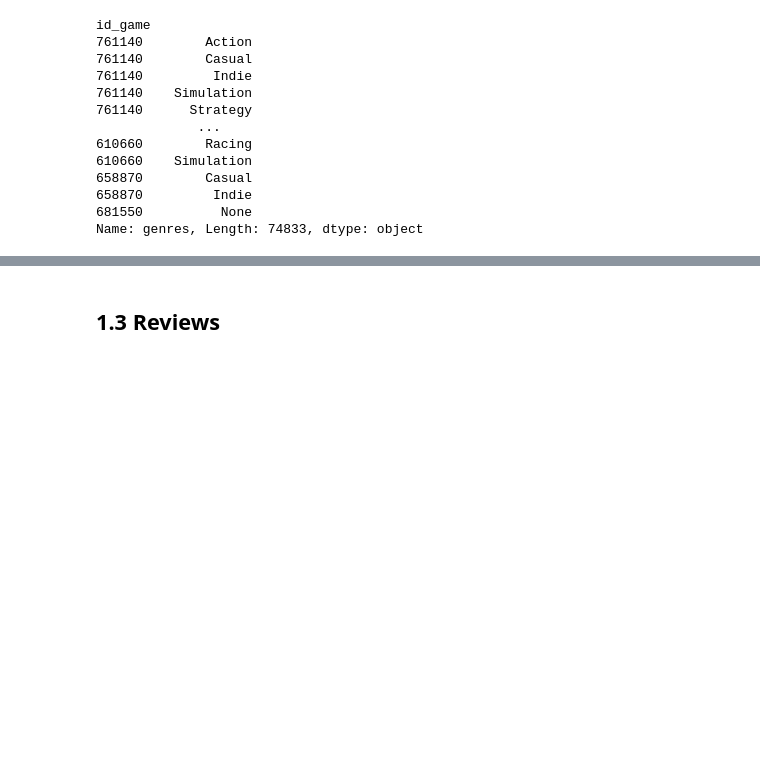
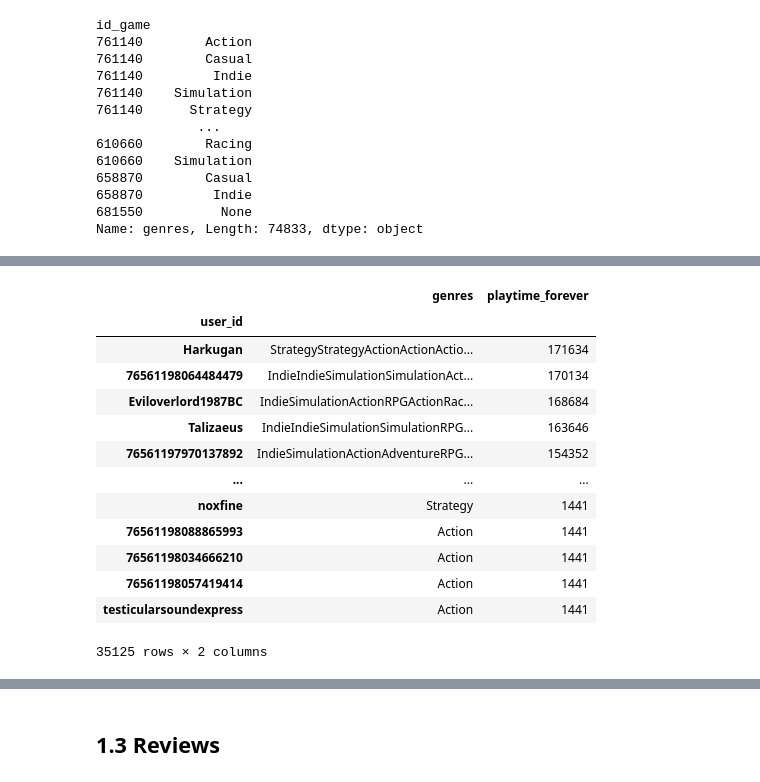
Before and after one commit to javierbengolea/PI_ML_OPS, a Jupyter notebook: main.ipynb, the cells around one changed output, grey strips where cells are left out. Saved outputs shown, nothing was run; the diff lists cells and outputs as text; code cells hidden in the pictures; blank space fills up the shorter version.

```diff
--- a/main.ipynb
+++ b/main.ipynb
@@ -1143,3 +1189,21 @@ df = df_usuarios_est.sort_values(by='playtime_forever', ascending=False)
 df.rename({'item_id': 'id_game'}, axis=1, inplace=True)
 
 pd.merge(all_genres, df, left_on='id_game', right_on='id_game').groupby(['user_id', 'genres']).sum().sort_values('playtime_forever', ascending=False).drop(['id_game'], axis=1).to_csv('user_genre_playtime.csv')
+# %%
+mas_jugadores = pd.merge(all_genres, df, left_on='id_game', right_on='id_game').groupby(['user_id']).sum().sort_values('playtime_forever', ascending=False).drop(['id_game'], axis=1)
+mas_jugadores
+# %% [output]
+|  | genres | playtime_forever |
+| user_id |  |  |
+| Harkugan | StrategyStrategyActionActionActio... | 171634 |
+| 76561198064484479 | IndieIndieSimulationSimulationAct... | 170134 |
+| Eviloverlord1987BC | IndieSimulationActionRPGActionRac... | 168684 |
+| Talizaeus | IndieIndieSimulationSimulationRPG... | 163646 |
+| 76561197970137892 | IndieSimulationActionAdventureRPG... | 154352 |
+| ... | ... | ... |
+| noxfine | Strategy | 1441 |
+| 76561198088865993 | Action | 1441 |
+| 76561198034666210 | Action | 1441 |
+| 76561198057419414 | Action | 1441 |
+| testicularsoundexpress | Action | 1441 |
+35125 rows × 2 columns
```
Also changed, not shown: parts of 8 cells of this notebook, 1 other file.
